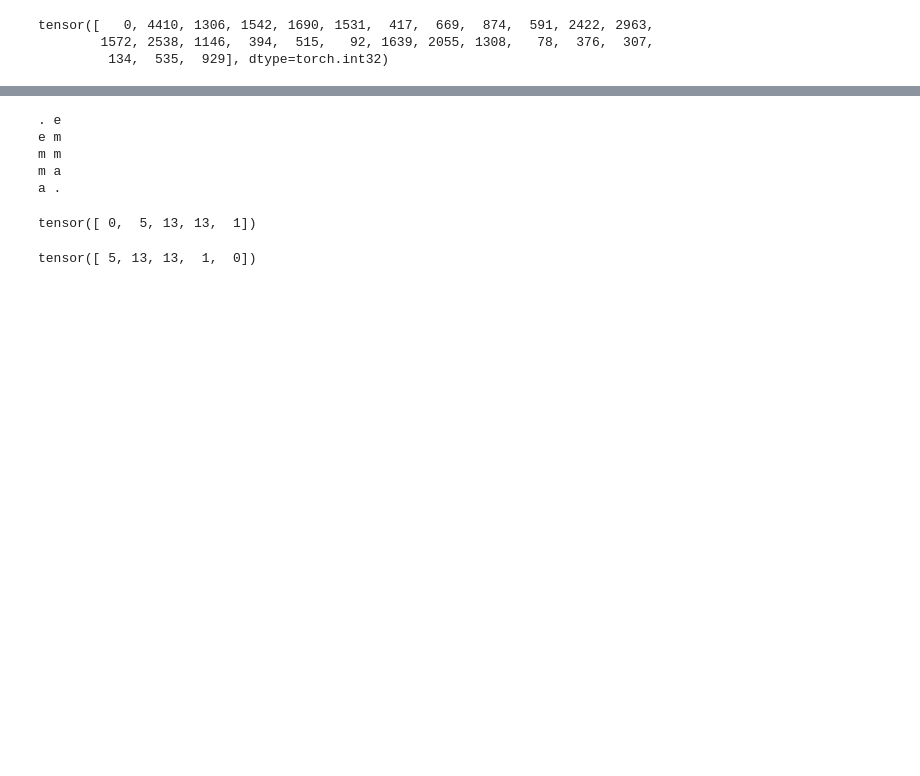
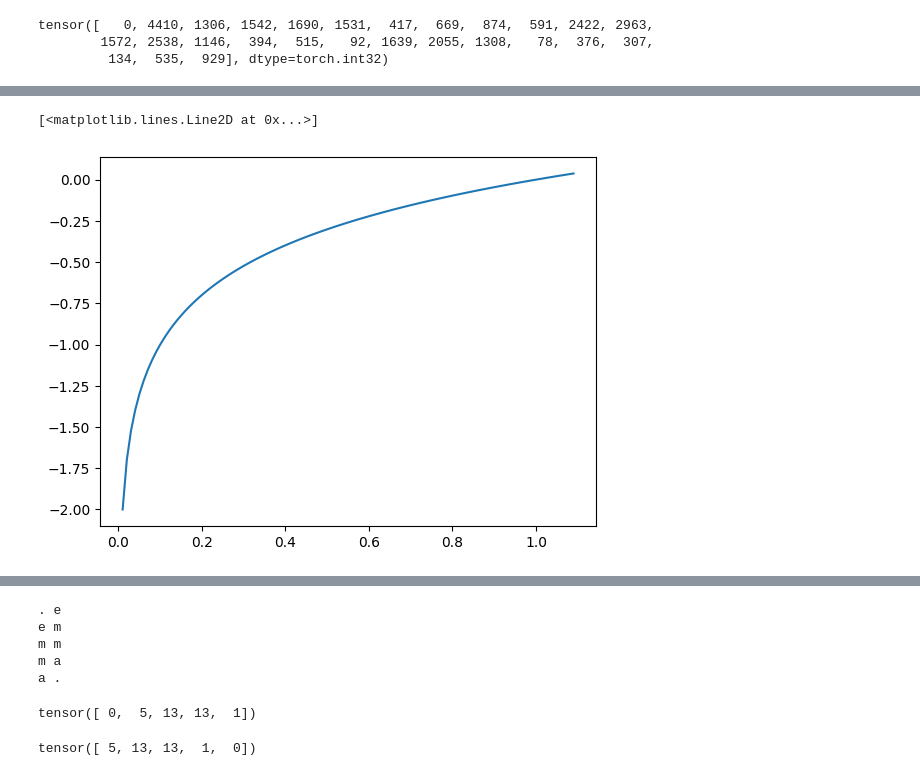
Before and after one commit to hadjian/Lectures_Karpathy, a Jupyter notebook: 02_MakeMore_Part1/makemore.ipynb, the cells around one changed output, grey strips where cells are left out. Drawn from its saved outputs; the diff is of its cells as text; code cells hidden in the pictures; blank space fills up the shorter version.

```diff
--- a/02_MakeMore_Part1/makemore.ipynb
+++ b/02_MakeMore_Part1/makemore.ipynb
@@ -162,0 +492,10 @@ log_likelihood=tensor(-27.8672)
+# %%
+import numpy as np
+import matplotlib.pyplot as plt
+
+logx = np.arange(0.01, 1.1, 0.01)
+logy = [np.log10(value) for value in logx]
+plt.plot(logx, logy)
+# %% [output]
+[<matplotlib.lines.Line2D at 0x...>]
+[figure, added]
```
Also changed, not shown: parts of 129 cells of this notebook.
